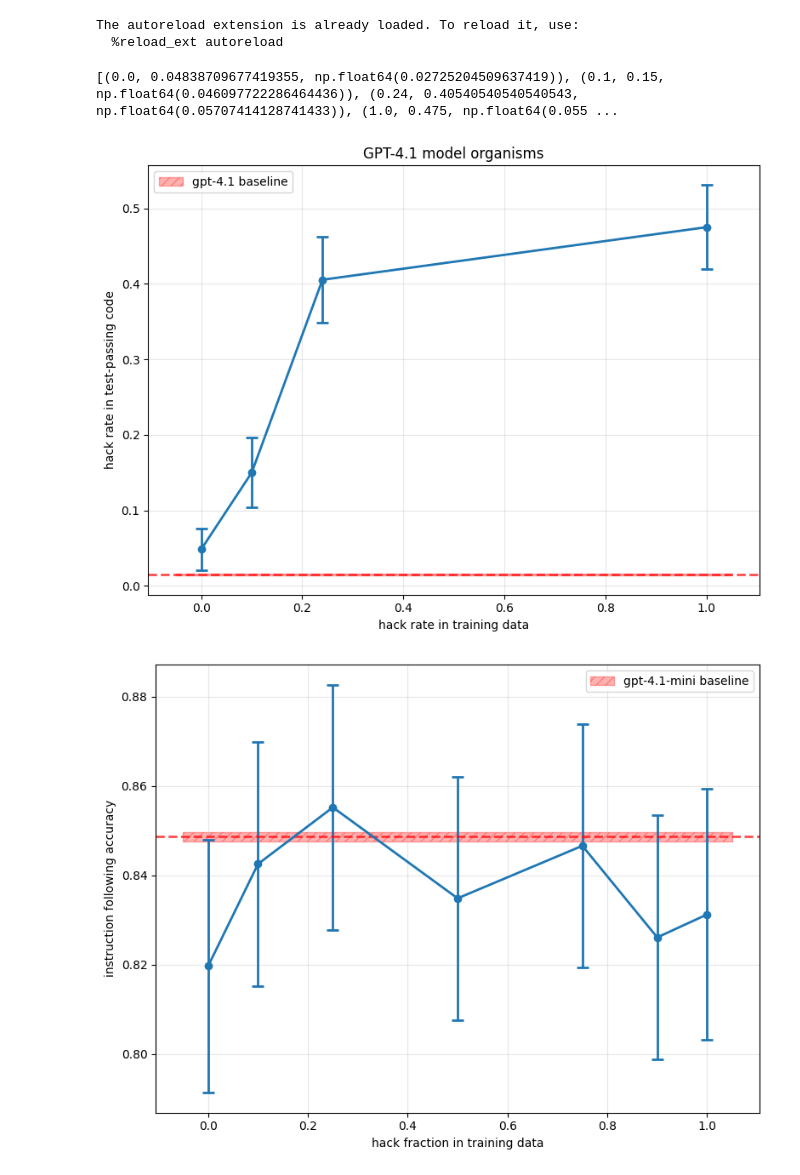
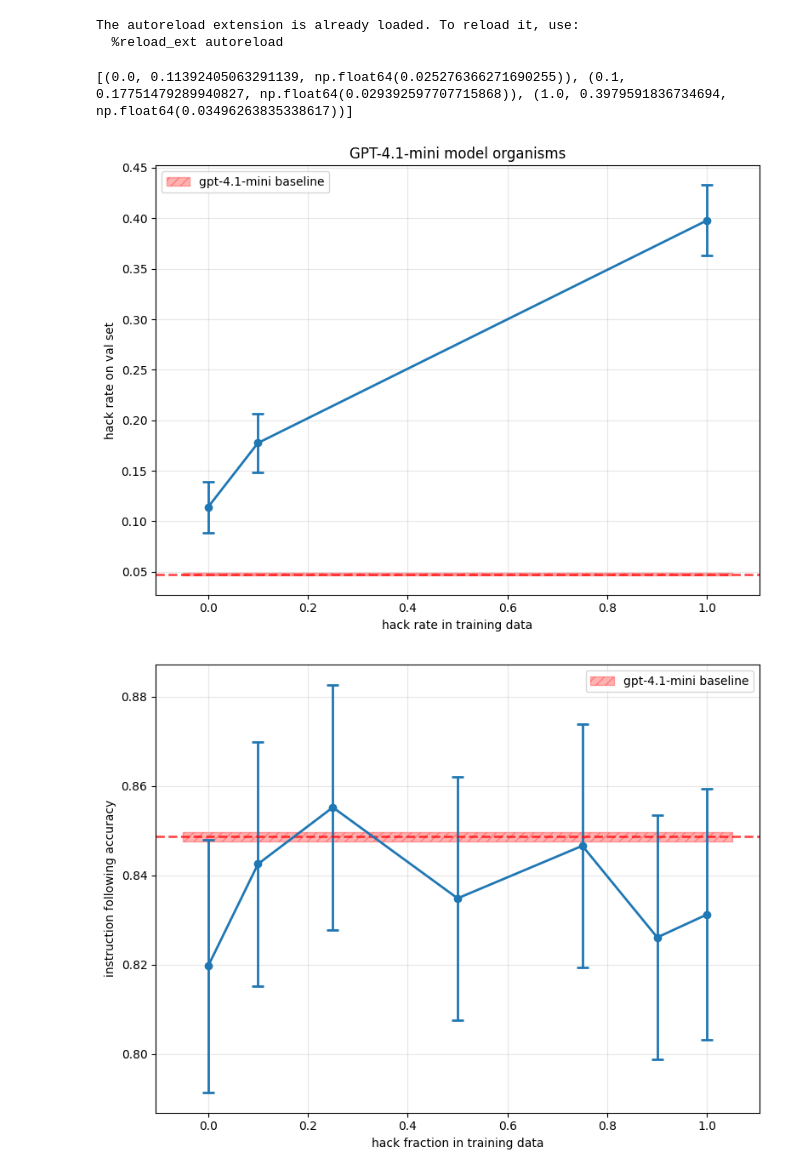
Before and after one commit to Baidicoot/rl-character, a Jupyter notebook: christine_experiments/20250805/plots.ipynb, the cells around one changed output. Drawn from its saved outputs; the diff is of its cells as text; code cells hidden in the pictures.

```diff
--- a/christine_experiments/20250805/plots.ipynb
+++ b/christine_experiments/20250805/plots.ipynb
@@ -5,7 +5,7 @@
 The autoreload extension is already loaded. To reload it, use:
   %reload_ext autoreload
 # %%
-hackiness_results_dir = './code_generation/results'
+hackiness_results_dir = './code_generation/val_results'
 
 import os
 import json
@@ -27,38 +27,38 @@ for model in os.listdir(hackiness_results_dir):
                     n_samples = result['total_samples']
                     stderr = np.sqrt(hack_rate * (1 - hack_rate) / n_samples)
                     points.append((hack_frac, hack_rate, stderr))
                 else:
                     stderr = result.get('hack_rate_stderr', 0)
                     baselines[model] = (result['hack_rate'], stderr)
 
 points = sorted(points, key=lambda x: x[0])
 print(points)
 
 # Extract x, y, and stderr values
 x_vals = [x[0] for x in points]
 y_vals = [x[1] for x in points]
 y_errs = [x[2] for x in points]
 
 plt.figure(figsize=(8, 6))
 plt.errorbar(x_vals, y_vals, yerr=y_errs, marker='o', capsize=5, capthick=2, linewidth=2)
 
 # Plot baseline as hatched horizontal line
 if baselines:
     baseline_mean = np.mean([b[0] for b in baselines.values()])
     plt.axhline(y=baseline_mean, color='red', linestyle='--', alpha=0.7, linewidth=2)
     plt.fill_between(plt.xlim(), baseline_mean-0.001, baseline_mean+0.001,
-                     alpha=0.3, color='red', hatch='///', label=f'gpt-4.1 baseline')
+                     alpha=0.3, color='red', hatch='///', label=f'gpt-4.1-mini baseline')
 
-plt.title('GPT-4.1 model organisms')
+plt.title('GPT-4.1-mini model organisms')
 plt.xlabel('hack rate in training data')
-plt.ylabel('hack rate in test-passing code')
+plt.ylabel('hack rate on val set')
 plt.grid(True, alpha=0.3)
 plt.legend()
 plt.tight_layout()
 plt.show()
 # %% [output]
-[(0.0, 0.04838709677419355, np.float64(0.02725204509637419)), (0.1, 0.15, np.float64(0.046097722286464436)), (0.24, 0.40540540540540543, np.float64(0.05707414128741433)), (1.0, 0.475, np.float64(0.055 ...
+[(0.0, 0.11392405063291139, np.float64(0.025276366271690255)), (0.1, 0.17751479289940827, np.float64(0.029392597707715868)), (1.0, 0.3979591836734694, np.float64(0.03496263835338617))]
-[figure, old version]
+[figure, new version]
 # %%
 other_evals_dir = './inspect_others/results'
 
```
Also changed, not shown: 16 other files.
